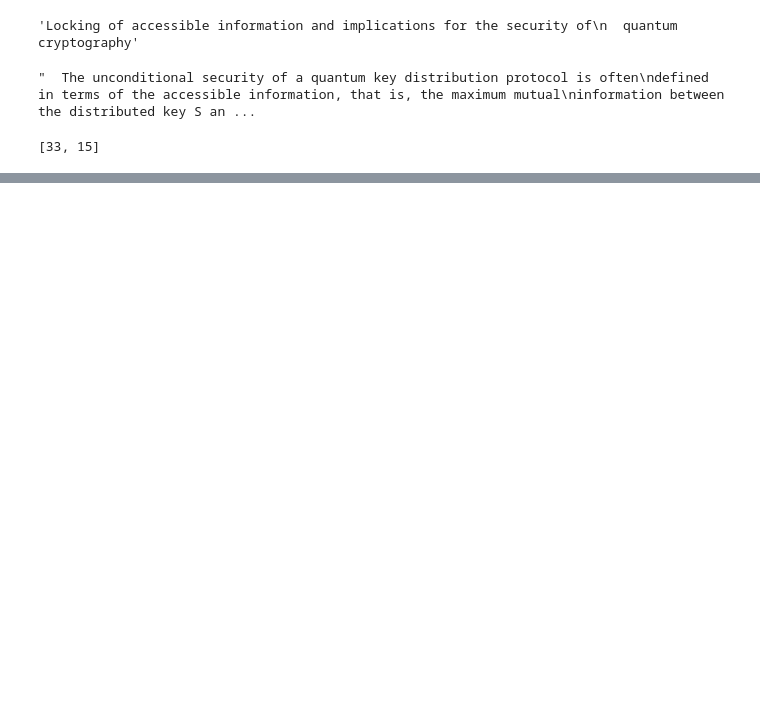
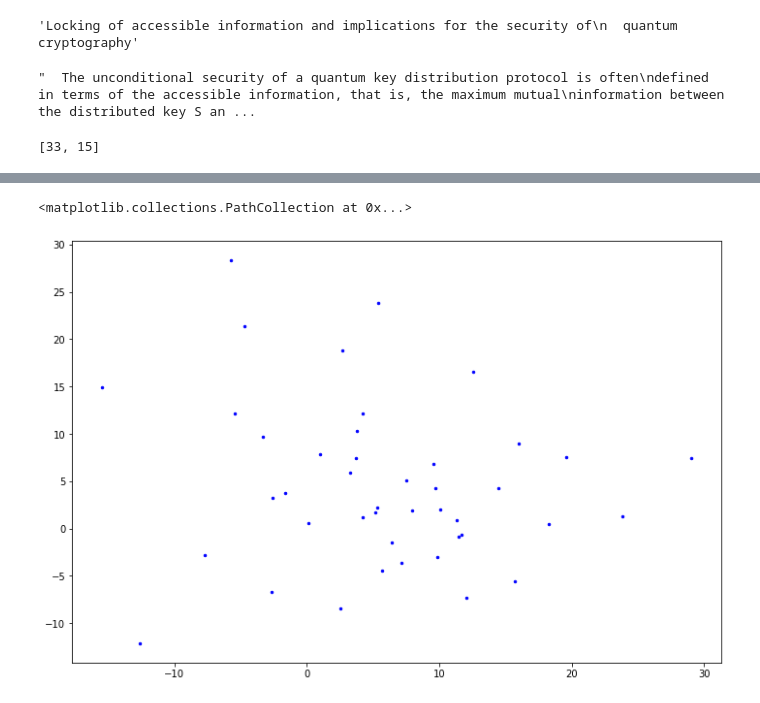
Before and after one commit to marinadominguez/Clustering-Archive, a Jupyter notebook: clustering.ipynb, the cells around one changed output, grey strips where cells are left out. Drawn from its saved outputs; the diff is of its cells as text; code cells hidden in the pictures; blank space fills up the shorter version.

```diff
--- a/clustering.ipynb
+++ b/clustering.ipynb
@@ -248,0 +220,10 @@ plt.scatter(umap_embeddings[15][:,0], umap_embeddings[15][:,1], s=6, c='gold')
+# %%
+# plot the umap embeddings
+
+
+
+plt.figure(figsize=(12,8))
+plt.scatter(new_centers[:,0], new_centers[:,1], s=6, c='blue')
+# %% [output]
+<matplotlib.collections.PathCollection at 0x...>
+[figure, added]
```
Also changed, not shown: parts of 41 cells of this notebook.
